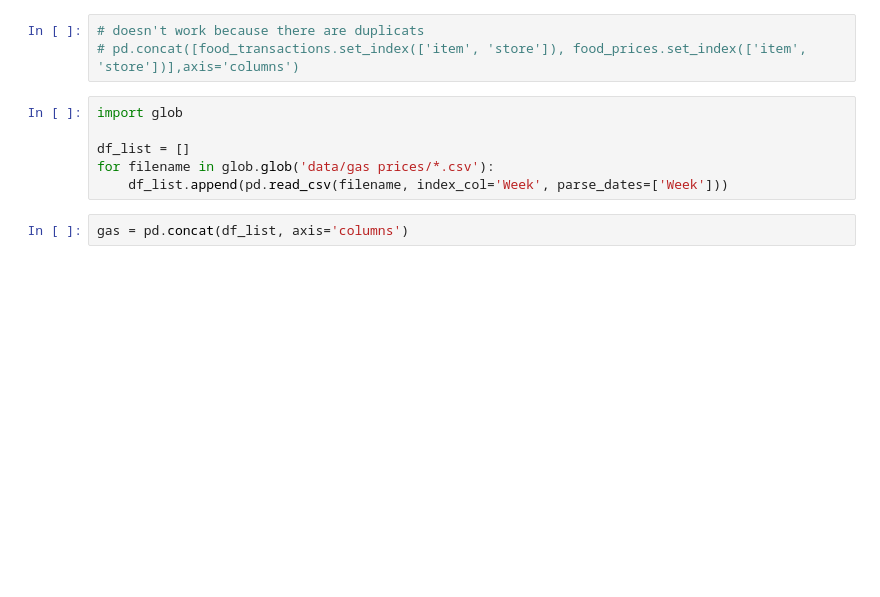
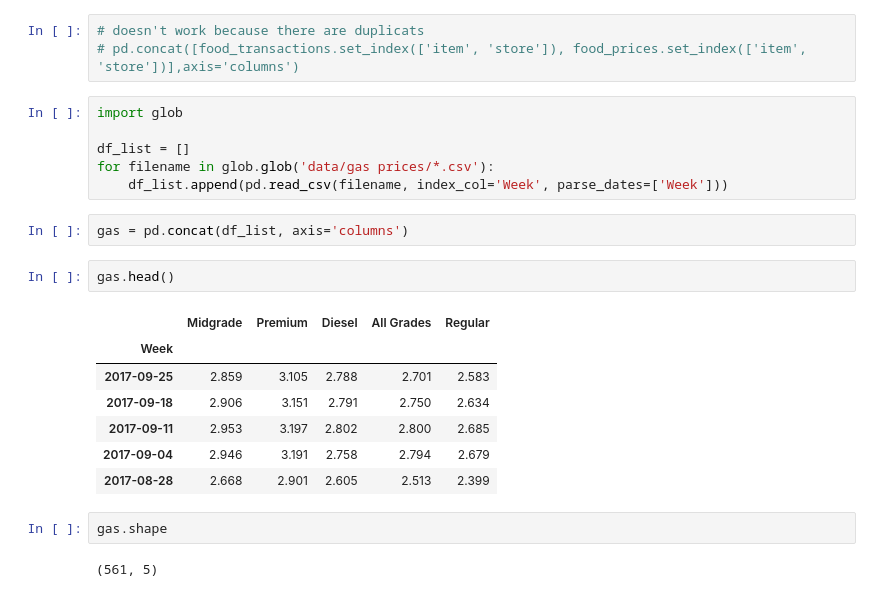
Before and after one commit to davetlewis-van/Pandas-Cookbook, a Jupyter notebook: Combining.ipynb, the cells around one changed output. Saved outputs shown, nothing was run; the diff lists cells and outputs as text; blank space fills up the shorter version.

```diff
--- a/Combining.ipynb
+++ b/Combining.ipynb
@@ -741,3 +741,17 @@ for filename in glob.glob('data/gas prices/*.csv'):
     df_list.append(pd.read_csv(filename, index_col='Week', parse_dates=['Week']))
 # %%
 gas = pd.concat(df_list, axis='columns')
+# %%
+gas.head()
+# %% [output]
+|  | Midgrade | Premium | Diesel | All Grades | Regular |
+| Week |  |  |  |  |  |
+| 2017-09-25 | 2.859 | 3.105 | 2.788 | 2.701 | 2.583 |
+| 2017-09-18 | 2.906 | 3.151 | 2.791 | 2.750 | 2.634 |
+| 2017-09-11 | 2.953 | 3.197 | 2.802 | 2.800 | 2.685 |
+| 2017-09-04 | 2.946 | 3.191 | 2.758 | 2.794 | 2.679 |
+| 2017-08-28 | 2.668 | 2.901 | 2.605 | 2.513 | 2.399 |
+# %%
+gas.shape
+# %% [output]
+(561, 5)
```
